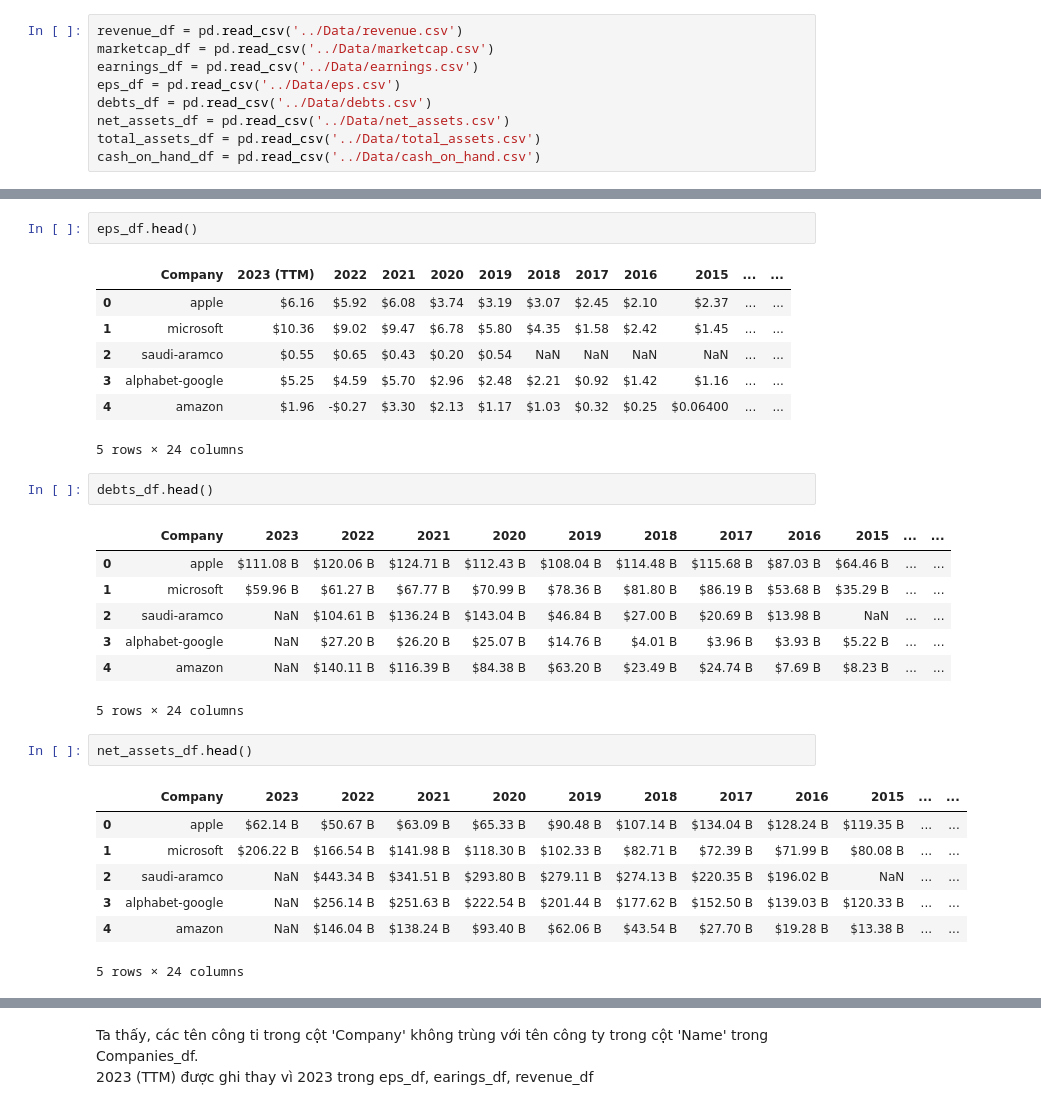
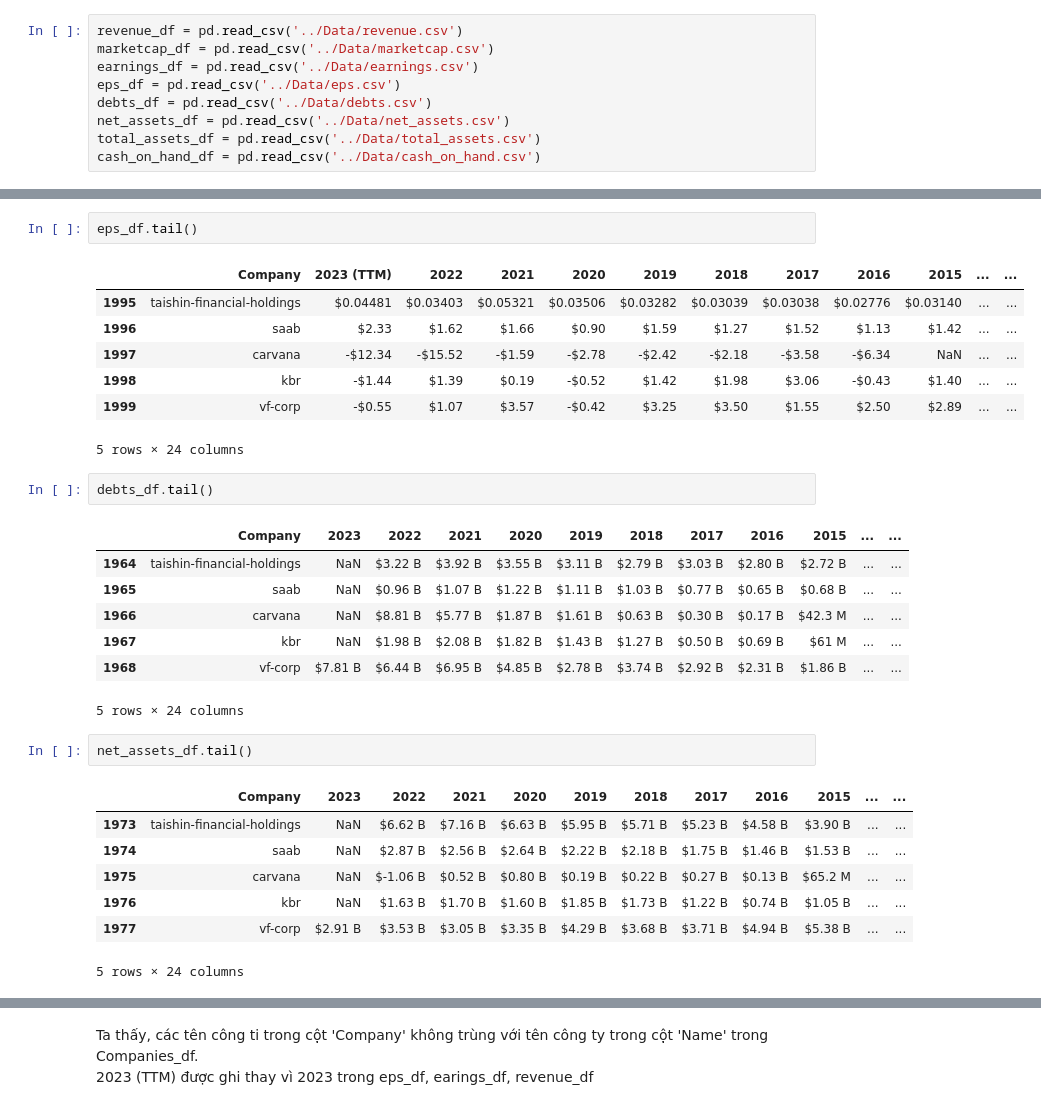
Before and after one commit to HuyAnhTon/Intro2DS_FinalProject, a Jupyter notebook: notebooks/collect_data_2.ipynb, the cells around one changed output, grey strips where cells are left out. Saved outputs shown, nothing was run; the diff lists cells and outputs as text.

```diff
--- a/notebooks/collect_data_2.ipynb
+++ b/notebooks/collect_data_2.ipynb
@@ -72,32 +82,32 @@ earnings_df.head()
 5 rows × 24 columns
 # %%
-eps_df.head()
+eps_df.tail()
 # %% [output]
 |  | Company | 2023 (TTM) | 2022 | 2021 | 2020 | 2019 | 2018 | 2017 | 2016 | 2015 | ... | ... |
-| 0 | apple | $6.16 | $5.92 | $6.08 | $3.74 | $3.19 | $3.07 | $2.45 | $2.10 | $2.37 | ... | ... |
-| 1 | microsoft | $10.36 | $9.02 | $9.47 | $6.78 | $5.80 | $4.35 | $1.58 | $2.42 | $1.45 | ... | ... |
-| 2 | saudi-aramco | $0.55 | $0.65 | $0.43 | $0.20 | $0.54 | NaN | NaN | NaN | NaN | ... | ... |
-| 3 | alphabet-google | $5.25 | $4.59 | $5.70 | $2.96 | $2.48 | $2.21 | $0.92 | $1.42 | $1.16 | ... | ... |
-| 4 | amazon | $1.96 | -$0.27 | $3.30 | $2.13 | $1.17 | $1.03 | $0.32 | $0.25 | $0.06400 | ... | ... |
+| 1995 | taishin-financial-holdings | $0.04481 | $0.03403 | $0.05321 | $0.03506 | $0.03282 | $0.03039 | $0.03038 | $0.02776 | $0.03140 | ... | ... |
+| 1996 | saab | $2.33 | $1.62 | $1.66 | $0.90 | $1.59 | $1.27 | $1.52 | $1.13 | $1.42 | ... | ... |
+| 1997 | carvana | -$12.34 | -$15.52 | -$1.59 | -$2.78 | -$2.42 | -$2.18 | -$3.58 | -$6.34 | NaN | ... | ... |
+| 1998 | kbr | -$1.44 | $1.39 | $0.19 | -$0.52 | $1.42 | $1.98 | $3.06 | -$0.43 | $1.40 | ... | ... |
+| 1999 | vf-corp | -$0.55 | $1.07 | $3.57 | -$0.42 | $3.25 | $3.50 | $1.55 | $2.50 | $2.89 | ... | ... |
 5 rows × 24 columns
 # %%
-debts_df.head()
+debts_df.tail()
 # %% [output]
 |  | Company | 2023 | 2022 | 2021 | 2020 | 2019 | 2018 | 2017 | 2016 | 2015 | ... | ... |
-| 0 | apple | $111.08 B | $120.06 B | $124.71 B | $112.43 B | $108.04 B | $114.48 B | $115.68 B | $87.03 B | $64.46 B | ... | ... |
-| 1 | microsoft | $59.96 B | $61.27 B | $67.77 B | $70.99 B | $78.36 B | $81.80 B | $86.19 B | $53.68 B | $35.29 B | ... | ... |
-| 2 | saudi-aramco | NaN | $104.61 B | $136.24 B | $143.04 B | $46.84 B | $27.00 B | $20.69 B | $13.98 B | NaN | ... | ... |
-| 3 | alphabet-google | NaN | $27.20 B | $26.20 B | $25.07 B | $14.76 B | $4.01 B | $3.96 B | $3.93 B | $5.22 B | ... | ... |
-| 4 | amazon | NaN | $140.11 B | $116.39 B | $84.38 B | $63.20 B | $23.49 B | $24.74 B | $7.69 B | $8.23 B | ... | ... |
+| 1964 | taishin-financial-holdings | NaN | $3.22 B | $3.92 B | $3.55 B | $3.11 B | $2.79 B | $3.03 B | $2.80 B | $2.72 B | ... | ... |
+| 1965 | saab | NaN | $0.96 B | $1.07 B | $1.22 B | $1.11 B | $1.03 B | $0.77 B | $0.65 B | $0.68 B | ... | ... |
+| 1966 | carvana | NaN | $8.81 B | $5.77 B | $1.87 B | $1.61 B | $0.63 B | $0.30 B | $0.17 B | $42.3 M | ... | ... |
+| 1967 | kbr | NaN | $1.98 B | $2.08 B | $1.82 B | $1.43 B | $1.27 B | $0.50 B | $0.69 B | $61 M | ... | ... |
+| 1968 | vf-corp | $7.81 B | $6.44 B | $6.95 B | $4.85 B | $2.78 B | $3.74 B | $2.92 B | $2.31 B | $1.86 B | ... | ... |
 5 rows × 24 columns
 # %%
-net_assets_df.head()
+net_assets_df.tail()
 # %% [output]
 |  | Company | 2023 | 2022 | 2021 | 2020 | 2019 | 2018 | 2017 | 2016 | 2015 | ... | ... |
-| 0 | apple | $62.14 B | $50.67 B | $63.09 B | $65.33 B | $90.48 B | $107.14 B | $134.04 B | $128.24 B | $119.35 B | ... | ... |
-| 1 | microsoft | $206.22 B | $166.54 B | $141.98 B | $118.30 B | $102.33 B | $82.71 B | $72.39 B | $71.99 B | $80.08 B | ... | ... |
-| 2 | saudi-aramco | NaN | $443.34 B | $341.51 B | $293.80 B | $279.11 B | $274.13 B | $220.35 B | $196.02 B | NaN | ... | ... |
-| 3 | alphabet-google | NaN | $256.14 B | $251.63 B | $222.54 B | $201.44 B | $177.62 B | $152.50 B | $139.03 B | $120.33 B | ... | ... |
-| 4 | amazon | NaN | $146.04 B | $138.24 B | $93.40 B | $62.06 B | $43.54 B | $27.70 B | $19.28 B | $13.38 B | ... | ... |
+| 1973 | taishin-financial-holdings | NaN | $6.62 B | $7.16 B | $6.63 B | $5.95 B | $5.71 B | $5.23 B | $4.58 B | $3.90 B | ... | ... |
+| 1974 | saab | NaN | $2.87 B | $2.56 B | $2.64 B | $2.22 B | $2.18 B | $1.75 B | $1.46 B | $1.53 B | ... | ... |
+| 1975 | carvana | NaN | $-1.06 B | $0.52 B | $0.80 B | $0.19 B | $0.22 B | $0.27 B | $0.13 B | $65.2 M | ... | ... |
+| 1976 | kbr | NaN | $1.63 B | $1.70 B | $1.60 B | $1.85 B | $1.73 B | $1.22 B | $0.74 B | $1.05 B | ... | ... |
+| 1977 | vf-corp | $2.91 B | $3.53 B | $3.05 B | $3.35 B | $4.29 B | $3.68 B | $3.71 B | $4.94 B | $5.38 B | ... | ... |
 5 rows × 24 columns
 # %%
```
Also changed, not shown: parts of 13 cells of this notebook, 1 other file.
